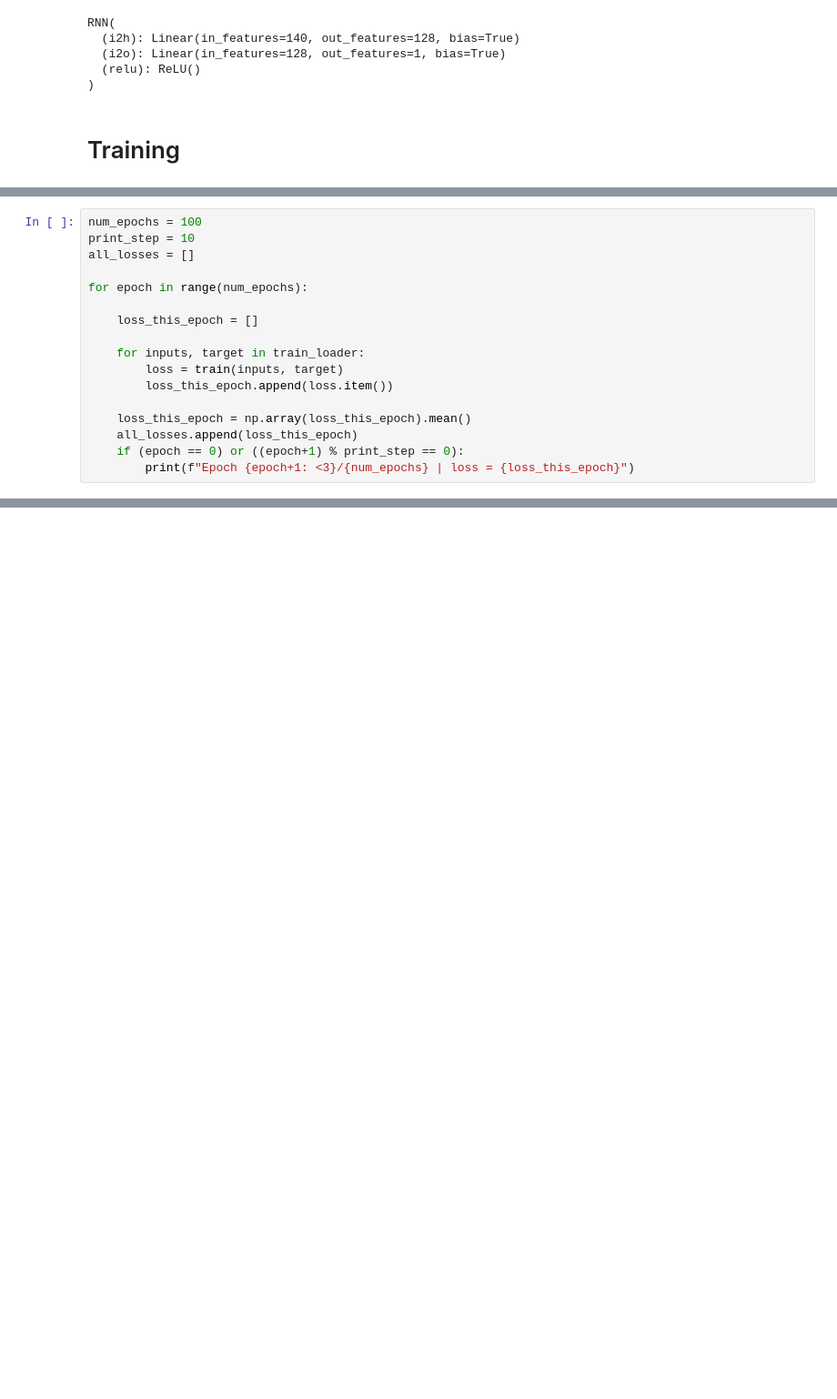
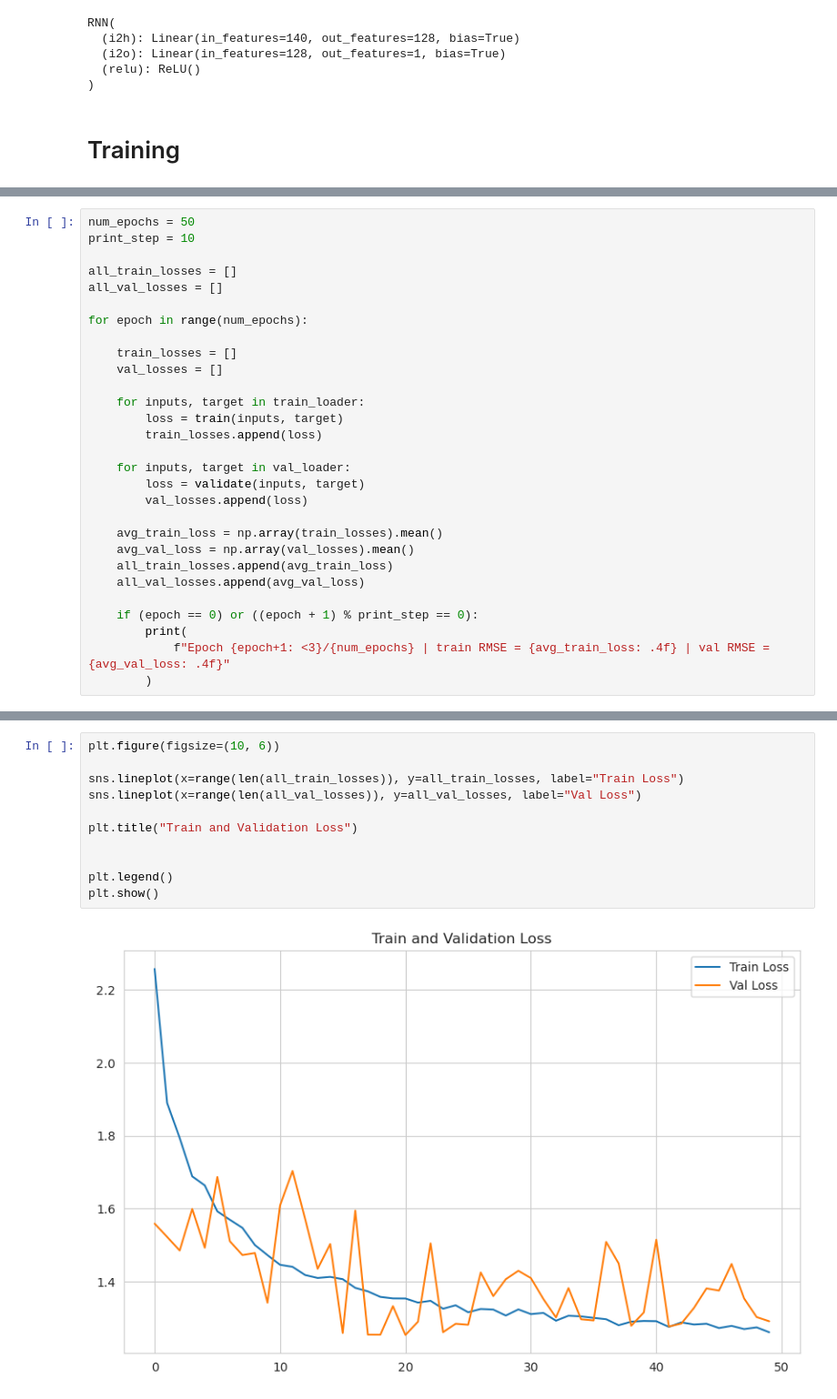
Before and after one commit to danjelito/ml-various-example, a Jupyter notebook: predicting-temp-with-pytorch-rnn.ipynb, the cells around one changed output, grey strips where cells are left out. Shown at 91% size. Drawn from its saved outputs; the diff is of its cells as text; blank space fills up the shorter version.

```diff
--- a/predicting-temp-with-pytorch-rnn.ipynb
+++ b/predicting-temp-with-pytorch-rnn.ipynb
@@ -256,20 +276,32 @@ def predict(inputs, hidden):
         output, hidden = rnn(inputs, hidden)
         return output
 # %%
-num_epochs = 100
+num_epochs = 50
 print_step = 10
-all_losses = []
+
+all_train_losses = []
+all_val_losses = []
 
 for epoch in range(num_epochs):
 
-    loss_this_epoch = []
+    train_losses = []
+    val_losses = []
 
     for inputs, target in train_loader:
         loss = train(inputs, target)
-        loss_this_epoch.append(loss.item())
+        train_losses.append(loss)
 
-    loss_this_epoch = np.array(loss_this_epoch).mean()
-    all_losses.append(loss_this_epoch)
-    if (epoch == 0) or ((epoch+1) % print_step == 0):
-        print(f"Epoch {epoch+1: <3}/{num_epochs} | loss = {loss_this_epoch}")
+    for inputs, target in val_loader:
+        loss = validate(inputs, target)
+        val_losses.append(loss)
+
+    avg_train_loss = np.array(train_losses).mean()
+    avg_val_loss = np.array(val_losses).mean()
+    all_train_losses.append(avg_train_loss)
+    all_val_losses.append(avg_val_loss)
+
+    if (epoch == 0) or ((epoch + 1) % print_step == 0):
+        print(
+            f"Epoch {epoch+1: <3}/{num_epochs} | train RMSE = {avg_train_loss: .4f} | val RMSE = {avg_val_loss: .4f}"
+        )
 # %% [output]
@@ -293 +314,14 @@ plt.show()
+# %%
+plt.figure(figsize=(10, 6))
+
+sns.lineplot(x=range(len(all_train_losses)), y=all_train_losses, label="Train Loss")
+sns.lineplot(x=range(len(all_val_losses)), y=all_val_losses, label="Val Loss")
+
+plt.title("Train and Validation Loss")
+
+
+plt.legend()
+plt.show()
+# %% [output]
+[figure, added]
 # %%
```
Also changed, not shown: parts of 7 cells of this notebook.
